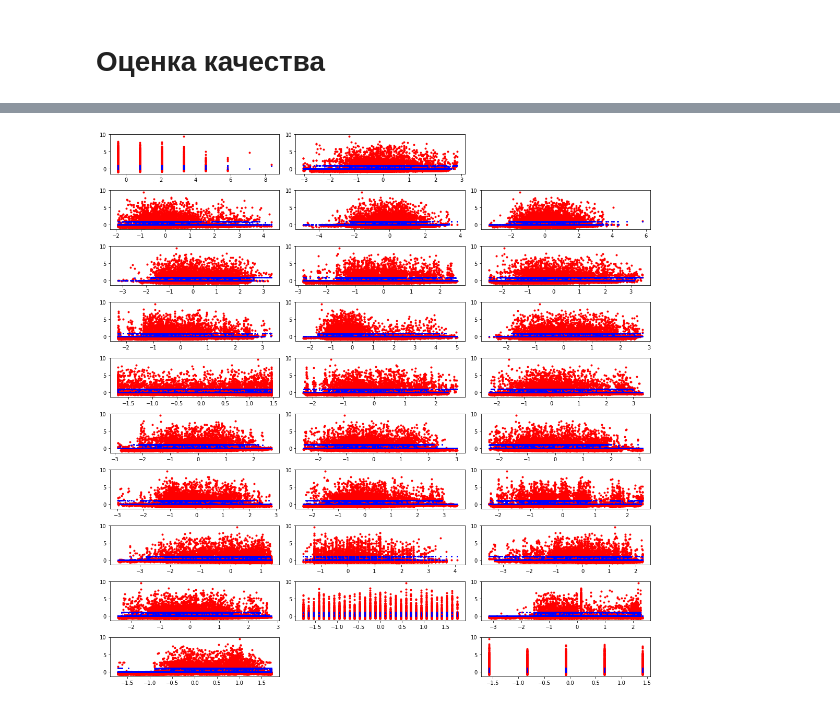
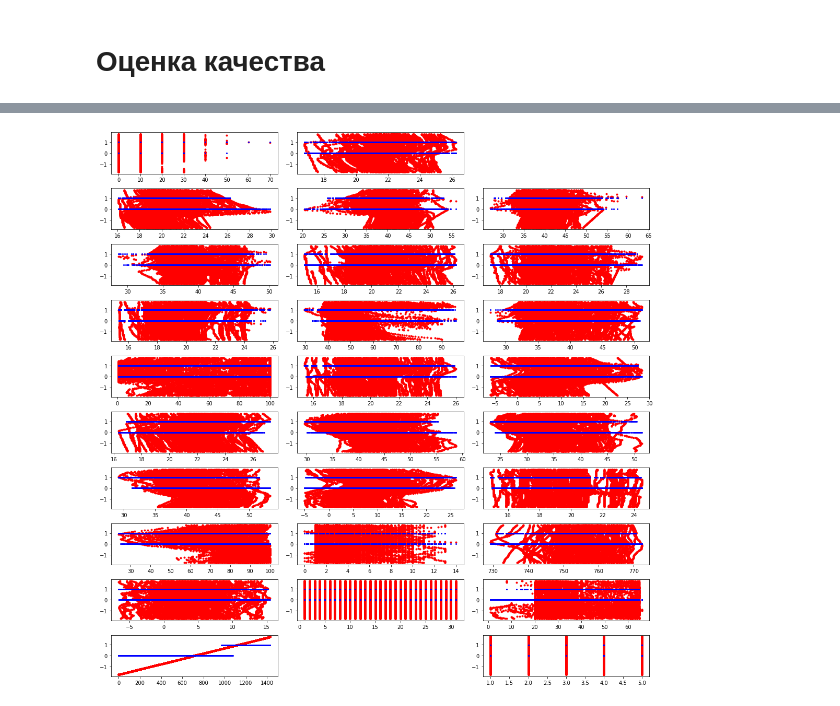
Before and after one commit to MikeTsvirkunov/Maching_Learning_Teach, a Jupyter notebook: Laba4/GS.ipynb, the cells around one changed output, grey strips where cells are left out. Cells and saved outputs as stored; diff of their text form; code cells hidden in the pictures.

```diff
--- a/Laba4/GS.ipynb
+++ b/Laba4/GS.ipynb
@@ -22,22 +23,22 @@ data = pd.read_csv(
 a = -1
 b = 1
 power = 2
-data = data.apply(lambda s: (s-s.mean())/s.std())
 # data = data.apply(lambda s: a + (s - s.min())/(s.max() - s.min()) * (b-a))
 sl = data.shape[0]
-X_train, X_test, y_train, y_test = train_test_split(PolynomialFeatures(power).fit_transform(
-    data.drop('Appliances', axis=1)[0:sl]), data['Appliances'][0:sl], test_size=0.25)
+scale = StandardScaler().fit_transform(data)
+# y_data = StandardScaler().fit_transform(data['Appliances'][0:sl])
+X_train, X_test, y_train, y_test = train_test_split(PolynomialFeatures(power).fit_transform(data.drop('Appliances', axis=1)), scale.T[-1], test_size=0.25)
 # %%
 model = tf.keras.models.Sequential()
-model.add(tf.keras.layers.Dense(X_train.shape[1]*1.5,
-                                activation='sigmoid',
+model.add(tf.keras.layers.Dense(int(X_train.shape[1]*1.5),
+                                activation='elu',
                                 input_shape=(X_train.shape[1],),
                                 name='input',
                               #   kernel_regularizer=tf.keras.regularizers.L1L2(l1=93, l2=93),
                                 # bias_initializer=tf.keras.initializers.GlorotNormal,
                                 use_bias=True
                                 ))
-model.add(tf.keras.layers.Dense(int(X_train.shape[1]*2),
+model.add(tf.keras.layers.Dense(int(X_train.shape[1]//2),
                                 activation='sigmoid',
                                 name='hidden_layer_2',
                                 #   bias_constraint=tf.keras.constraints.max_norm(1000.),
@@ -45,14 +46,14 @@ model.add(tf.keras.layers.Dense(int(X_train.shape[1]*2),
                                 use_bias=True,
                                 # bias_initializer=tf.keras.initializers.GlorotNormal
                                 ))
-model.add(tf.keras.layers.Dense(int(X_train.shape[1]*0.5),
-                                activation='sigmoid',
-                                name='hidden_layer_3',
-                                #   bias_constraint=tf.keras.constraints.max_norm(1000.),
-                                # kernel_regularizer=tf.keras.regularizers.L1L2(l1=93, l2=93),
-                                use_bias=True,
-                                # bias_initializer=tf.keras.initializers.GlorotNormal
-                                ))
+# model.add(tf.keras.layers.Dense(int(X_train.shape[1]*0.5),
+#                                 activation='elu',
+#                                 name='hidden_layer_3',
+#                                 #   bias_constraint=tf.keras.constraints.max_norm(1000.),
+#                                 # kernel_regularizer=tf.keras.regularizers.L1L2(l1=93, l2=93),
+#                                 use_bias=True,
+#                                 # bias_initializer=tf.keras.initializers.GlorotNormal
+#                                 ))
 model.add(tf.keras.layers.Dense(1,
                                 name='output',
                                 activation='sigmoid',
@@ -77,8 +78,8 @@ model.fit(
     X_train,
     y_train,
     validation_split=0.6,
-    epochs=200,
-    batch_size=10,
+    epochs=50,
+    batch_size=15,
     # workers=4,
     use_multiprocessing=True,
 )
@@ -142,25 +147,25 @@ y_all = model.predict(PolynomialFeatures(power).fit_transform(
 # %%
 import matplotlib.gridspec as gridspec
 
 fig = plt.figure(tight_layout=True)
 fig.set_figheight(15)
 fig.set_figwidth(15)
 c = data.drop('Appliances', axis=1).columns
 xl = c.shape[0] // 3 + (c.shape[0] % 3 > 0)
 yl = 3
 gs = gridspec.GridSpec(xl, yl)
 z=0
 k=0
 for i in c:
   z = z % xl
   k = k % yl
   ax = fig.add_subplot(gs[int(z), int(k)])
-  ax.plot(data[i], data['Appliances'], 'ro', markersize=3)
+  ax.plot(data[i], scale.T[-1], 'ro', markersize=3)
   ax.plot(data[i], y_all, 'bo', markersize=2)
   k+=1
   z+=(k % 3) // 2
 # %% [output]
-[figure, old version]
+[figure, new version]
 # %%
 plt.plot(data.drop('Appliances', axis=1)[0:sl],
          data['Appliances'][0:sl], 'ro', markersize=1)
```
Also changed, not shown: parts of 9 cells of this notebook, 1 other file.
